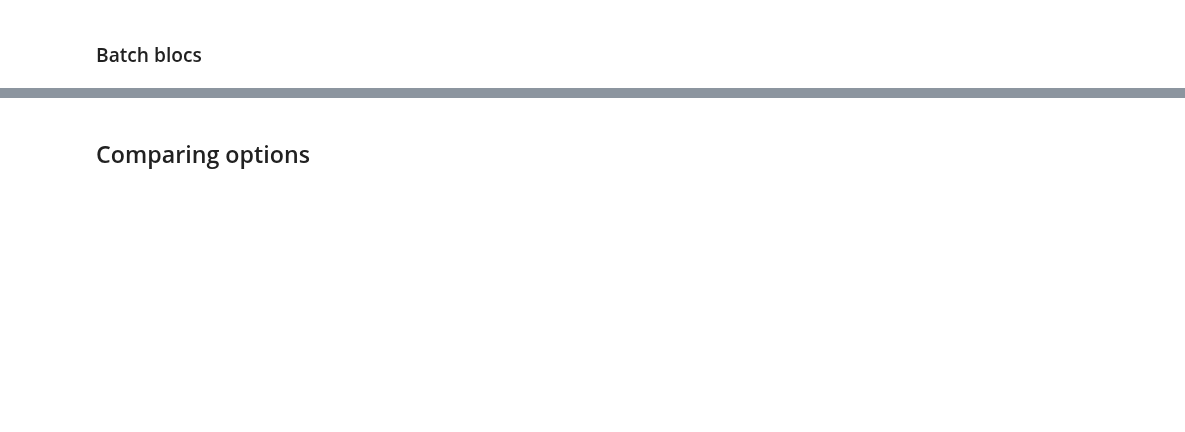
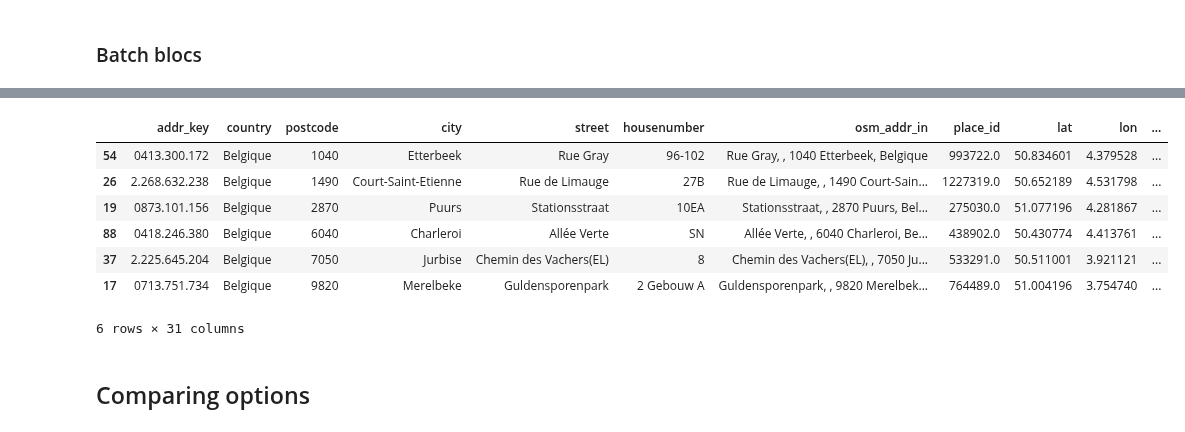
Before and after one commit to SmalsResearch/NominatimWrapper, a Jupyter notebook: AddressCleanserREST_test.ipynb, the cells around one changed output, grey strips where cells are left out. Cells and saved outputs as stored; diff of their text form; code cells hidden in the pictures; blank space fills up the shorter version.

```diff
--- a/AddressCleanserREST_test.ipynb
+++ b/AddressCleanserREST_test.ipynb
@@ -180,3 +279,14 @@ df_res
+# %%
+df_res[df_res.method=="nonum"].sort_values("postcode")
+# %% [output]
+|  | addr_key | country | postcode | city | street | housenumber | osm_addr_in | place_id | lat | lon | ... |
+| 54 | 0413.300.172 | Belgique | 1040 | Etterbeek | Rue Gray | 96-102 | Rue Gray, , 1040 Etterbeek, Belgique | 993722.0 | 50.834601 | 4.379528 | ... |
+| 26 | 2.268.632.238 | Belgique | 1490 | Court-Saint-Etienne | Rue de Limauge | 27B | Rue de Limauge, , 1490 Court-Sain... | 1227319.0 | 50.652189 | 4.531798 | ... |
+| 19 | 0873.101.156 | Belgique | 2870 | Puurs | Stationsstraat | 10EA | Stationsstraat, , 2870 Puurs, Bel... | 275030.0 | 51.077196 | 4.281867 | ... |
+| 88 | 0418.246.380 | Belgique | 6040 | Charleroi | Allée Verte | SN | Allée Verte, , 6040 Charleroi, Be... | 438902.0 | 50.430774 | 4.413761 | ... |
+| 37 | 2.225.645.204 | Belgique | 7050 | Jurbise | Chemin des Vachers(EL) | 8 | Chemin des Vachers(EL), , 7050 Ju... | 533291.0 | 50.511001 | 3.921121 | ... |
+| 17 | 0713.751.734 | Belgique | 9820 | Merelbeke | Guldensporenpark | 2 Gebouw A | Guldensporenpark, , 9820 Merelbek... | 764489.0 | 51.004196 | 3.754740 | ... |
+6 rows × 31 columns
 # %%
 df_res[df_res.in_house_nbr.str.upper() != df_res.lpost_house_nbr.str.upper()]
 # %%
```
Also changed, not shown: parts of 9 cells of this notebook, 15 other files.
